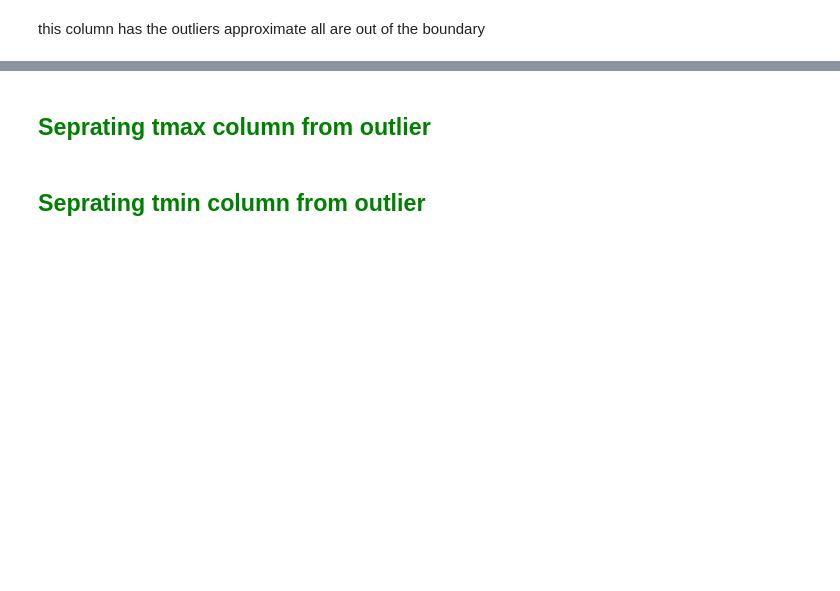
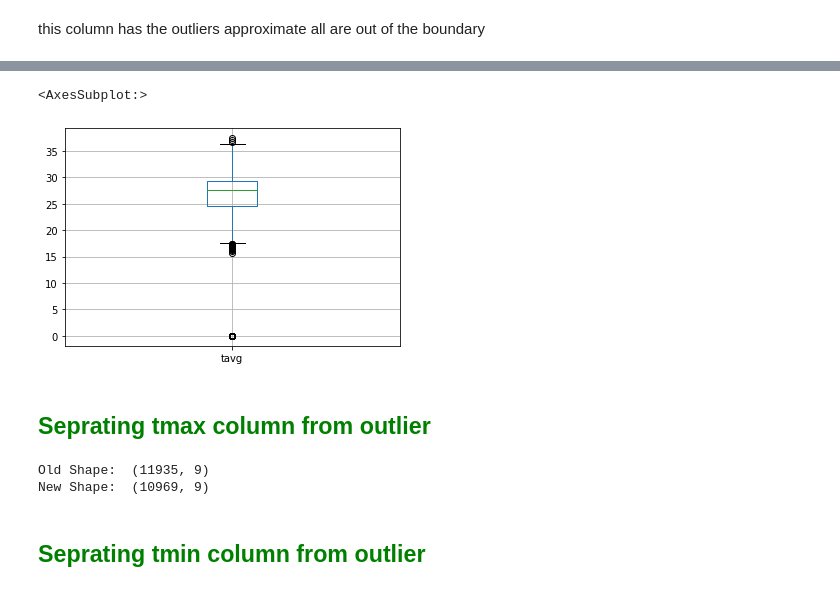
Before and after one commit to Madhukumarmogulla/wheather-data-prediction, a Jupyter notebook: my_project_1(EDA).ipynb, the cells around one changed output, grey strips where cells are left out. Drawn from its saved outputs; the diff is of its cells as text; code cells hidden in the pictures; blank space fills up the shorter version.

```diff
--- a/my_project_1(EDA).ipynb
+++ b/my_project_1(EDA).ipynb
@@ -288,4 +344,4 @@ bangalore[[ "day", "month","year"]] = bangalore["time"].str.split("-", expand =
 # %% [markdown]
 ## droping un wanted  column
 # %%
-bhubhneshwar.drop(['time'],axis=1,inplace=True)
+bhubhneshwar.drop([['time']],axis=1,inplace=True)
@@ -442,0 +531,6 @@ bhubhneshwar.hist(figsize=(15,30),layout=(9,3))
+# %%
+#bhubhneshwar.replace(np.nan,'0',inplace = True)
+
+#Check the changes now
+bhubhneshwar.isnull().sum()
+bhubhneshwar['prcp']=bhubhneshwar['prcp'].replace(to_replace = 0.0, value = prcp_mean)
@@ -523,30 +603,38 @@ bhubhneshwar.boxplot(column=['tmax'],grid=True,fontsize='10',)
+# %%
+bhubhneshwar.boxplot(column=['tavg'],grid=True,fontsize='10')
+# %% [output]
+<AxesSubplot:>
+[figure, added]
 # %% [markdown]
  ## <font color = "green"> Seprating tmax column from outlier</font>
 # %%
 
 
 ''' Detection '''
-# IQR
-# _max_Q1 = np.percentile(bhubhneshwar['tmax'], 25,
-#                    interpolation = 'midpoint')
 
-# _max_Q3 = np.percentile(bhubhneshwar['tmax'], 75,
-#                    interpolation = 'midpoint')
-# _max_IQR = _max_Q3 - _max_Q1
+Q1 = np.percentile(bhubhneshwar['tmax'], 25,
+                   interpolation = 'midpoint')
+
+Q3 = np.percentile(bhubhneshwar['tmax'], 75,
+                   interpolation = 'midpoint')
+IQR = Q3 - Q1
 
 print("Old Shape: ", bhubhneshwar.shape)
 
 
 # Upper bound
-upper = np.where((bhubhneshwar['tmax']>42.89))
-#upper = np.where(bhubhneshwar['tmax'] >= (Q3+1.5*IQR))
+#upper = np.where((bhubhneshwar['tmax']>42.89))
+upper1 = np.where(bhubhneshwar['tmax'] >= (Q3+1.5*IQR))
 # Lower bound
 
-lower = np.where(bhubhneshwar['tmax']<23)
-#lower = np.where(bhubhneshwar['tmax'] <= (Q1-1.5*IQR))
+#lower = np.where(bhubhneshwar['tmax']<23)
+lower1 = np.where(bhubhneshwar['tmax'] <= (Q1-1.5*IQR))
 
 ''' Removing the Outliers '''
-bhubhneshwar.drop(upper[0], inplace = True)
-bhubhneshwar.drop(lower[0], inplace = True)
+bhubhneshwar.drop(upper1[0], inplace = True)
+bhubhneshwar.drop(lower1[0], inplace = True)
 
 print("New Shape: ", bhubhneshwar.shape)
+# %% [output]
+Old Shape:  (11935, 9)
+New Shape:  (10969, 9)
```
Also changed, not shown: parts of 189 cells of this notebook.
